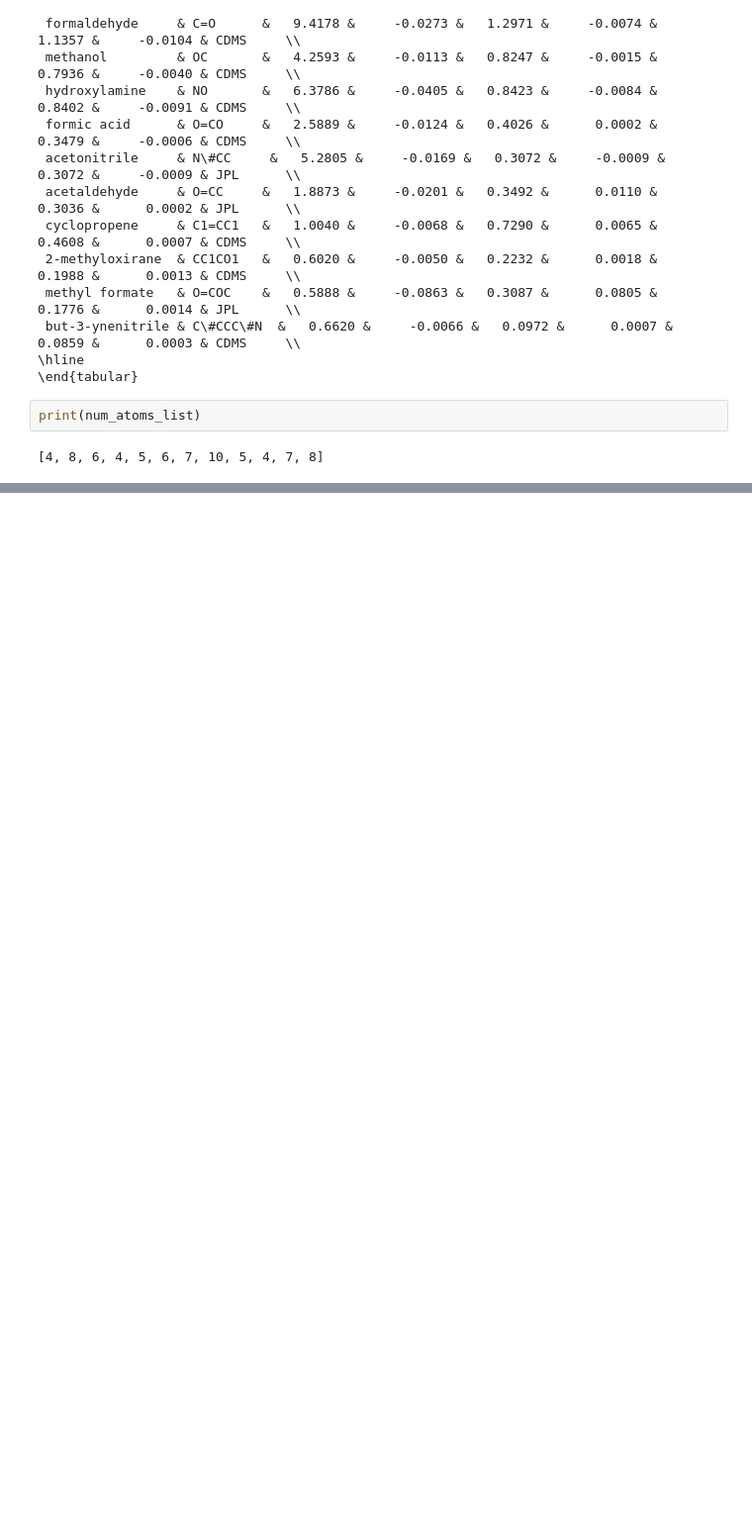
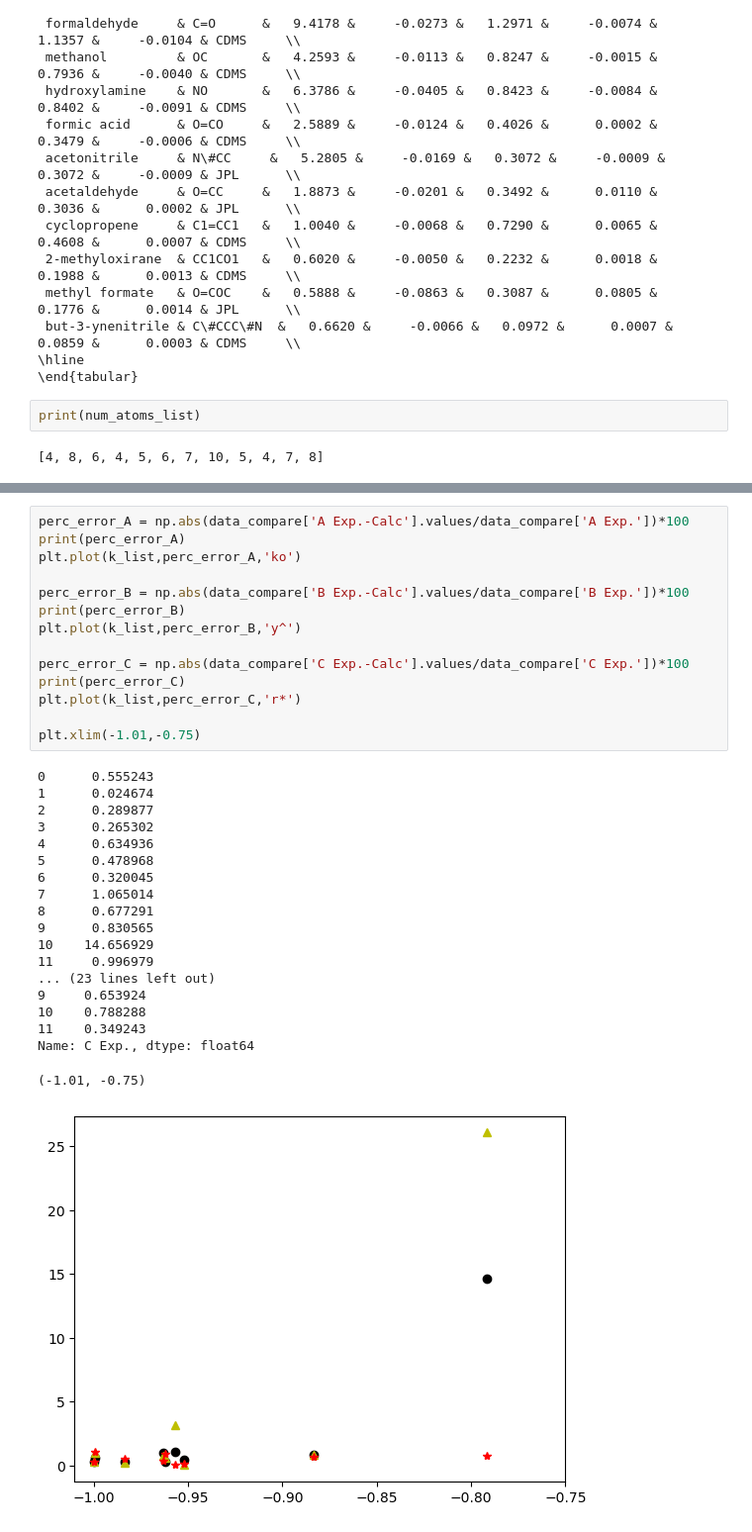
Before and after one commit to mpettyjo/4_BigData, a Jupyter notebook: Plots/CompareSplattoRotConts.ipynb, the cells around one changed output, grey strips where cells are left out. Shown at 99% size. Drawn from its saved outputs; the diff is of its cells as text; blank space fills up the shorter version.

```diff
--- a/Plots/CompareSplattoRotConts.ipynb
+++ b/Plots/CompareSplattoRotConts.ipynb
@@ -394,0 +469,34 @@ print(num_atoms_list)
+# %%
+perc_error_A = np.abs(data_compare['A Exp.-Calc'].values/data_compare['A Exp.'])*100
+print(perc_error_A)
+plt.plot(k_list,perc_error_A,'ko')
+
+perc_error_B = np.abs(data_compare['B Exp.-Calc'].values/data_compare['B Exp.'])*100
+print(perc_error_B)
+plt.plot(k_list,perc_error_B,'y^')
+
+perc_error_C = np.abs(data_compare['C Exp.-Calc'].values/data_compare['C Exp.'])*100
+print(perc_error_C)
+plt.plot(k_list,perc_error_C,'r*')
+
+plt.xlim(-1.01,-0.75)
+# %% [output]
+0      0.555243
+1      0.024674
+2      0.289877
+3      0.265302
+4      0.634936
+5      0.478968
+6      0.320045
+7      1.065014
+8      0.677291
+9      0.830565
+10    14.656929
+11     0.996979
+... (23 lines left out)
+9     0.653924
+10    0.788288
+11    0.349243
+Name: C Exp., dtype: float64
+(-1.01, -0.75)
+[figure, added]
```
Also changed, not shown: parts of 14 cells of this notebook.
